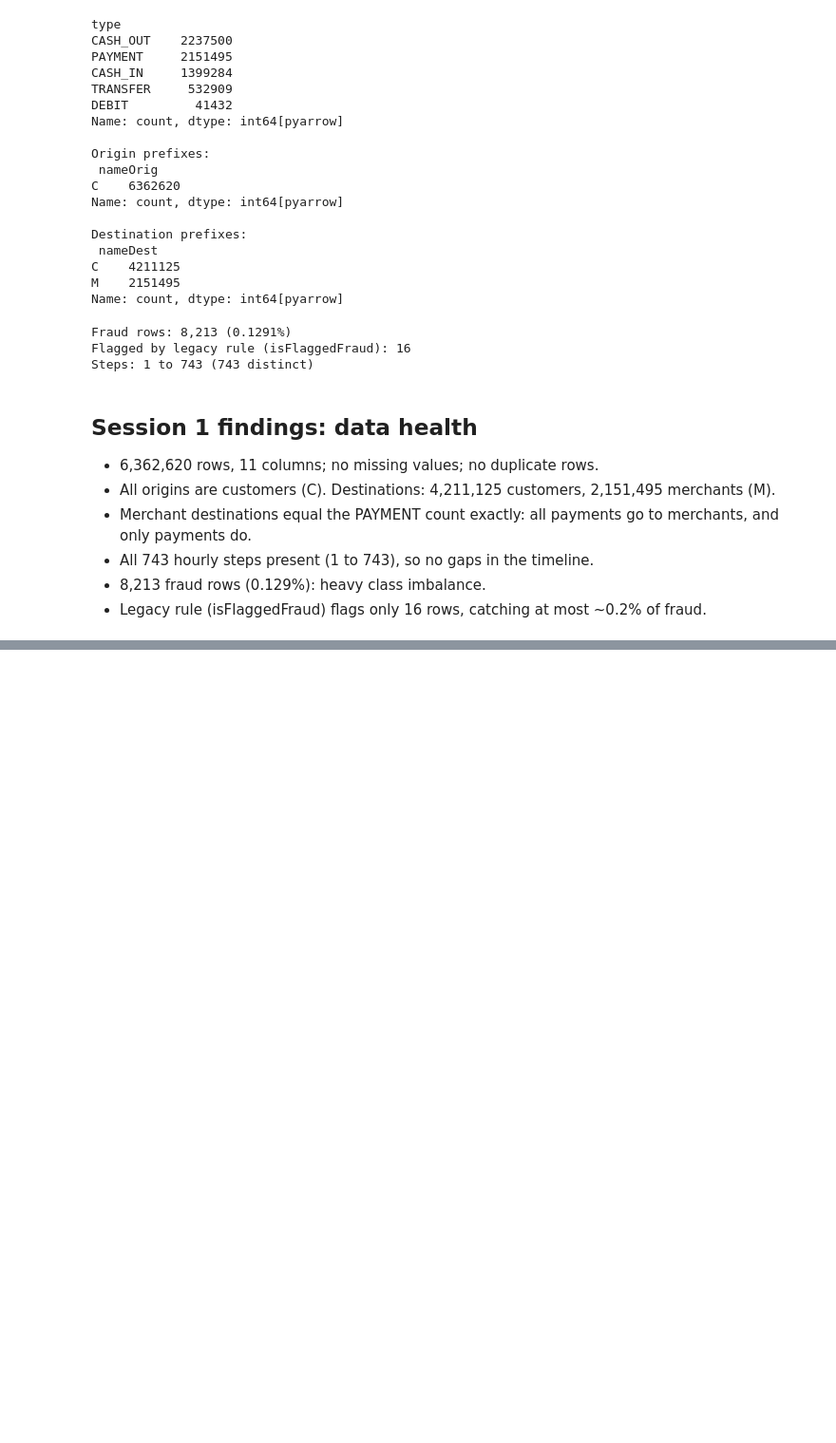
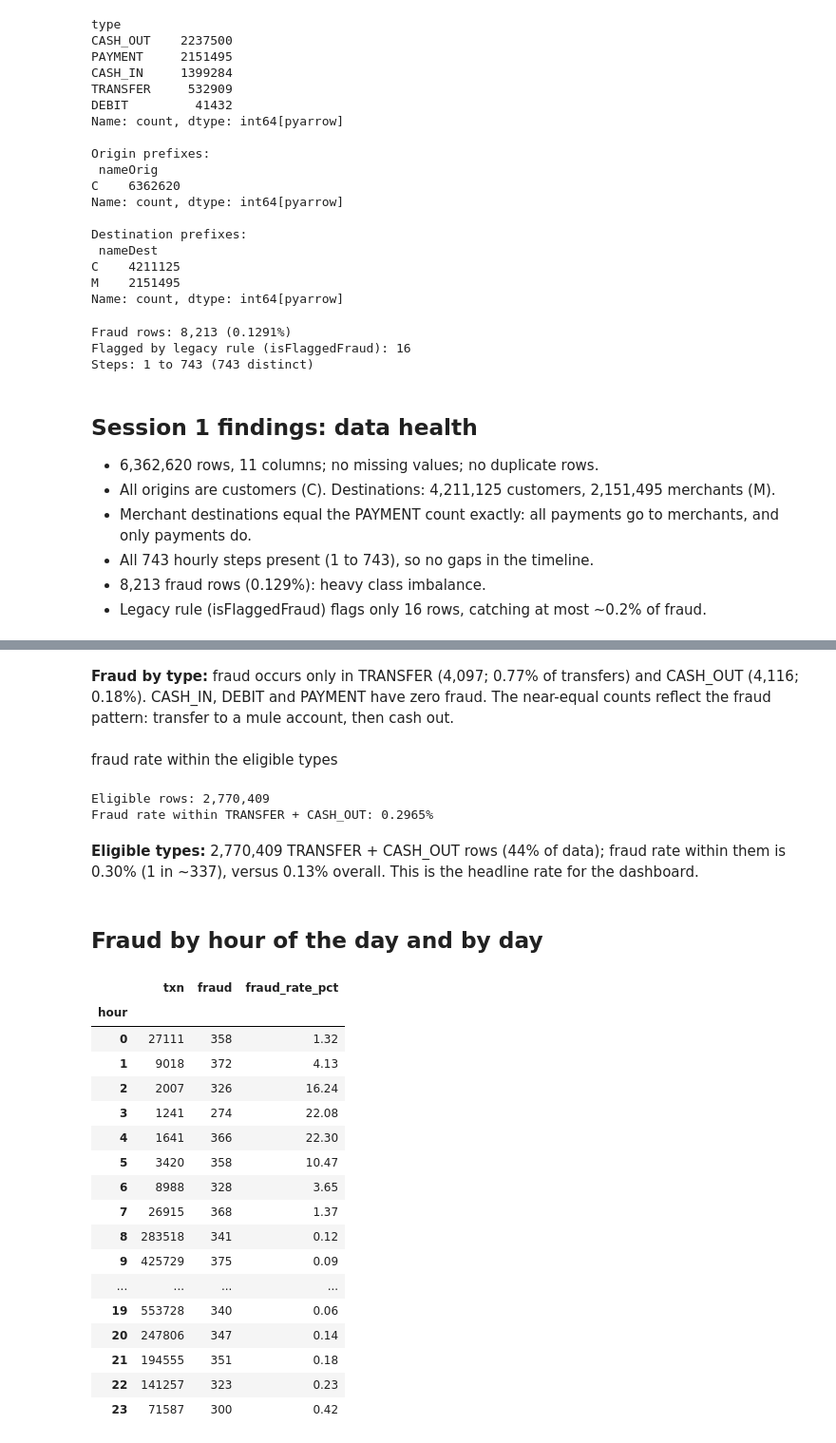
Before and after one commit to tharun-kota/fraud-analytics-platform, a Jupyter notebook: notebooks/eda/01_paysim_eda.ipynb, the cells around one changed output, grey strips where cells are left out. Shown at 95% size. Drawn from its saved outputs; the diff is of its cells as text; code cells hidden in the pictures; blank space fills up the shorter version.

```diff
--- a/notebooks/eda/01_paysim_eda.ipynb
+++ b/notebooks/eda/01_paysim_eda.ipynb
@@ -128,0 +168,45 @@ Steps: 1 to 743 (743 distinct)
+# %% [markdown]
+**Fraud by type:** fraud occurs only in TRANSFER (4,097; 0.77% of transfers) and CASH_OUT (4,116; 0.18%). CASH_IN, DEBIT and PAYMENT have zero fraud. The near-equal counts reflect the fraud pattern: transfer to a mule account, then cash out.
+# %% [markdown]
+fraud rate within the eligible types
+# %%
+elig = df[df["type"].isin(["TRANSFER", "CASH_OUT"])]
+print(f"Eligible rows: {len(elig):,}")
+print(f"Fraud rate within TRANSFER + CASH_OUT: {elig['isFraud'].mean():.4%}")
+# %% [output]
+Eligible rows: 2,770,409
+Fraud rate within TRANSFER + CASH_OUT: 0.2965%
+# %% [markdown]
+**Eligible types:** 2,770,409 TRANSFER + CASH_OUT rows (44% of data); fraud rate within them is 0.30% (1 in ~337), versus 0.13% overall. This is the headline rate for the dashboard.
+# %% [markdown]
+## Fraud by hour of the day and by day
+# %%
+step = df["step"].astype("int64")
+df["hour"] = (step - 1) % 24
+df["day"] = (step - 1) // 24 + 1
+
+by_hour = df.groupby("hour").agg(txn=("isFraud", "size"), fraud=("isFraud", "sum"))
+by_hour["fraud_rate_pct"] = by_hour["fraud"] / by_hour["txn"] * 100
+
+by_day = df.groupby("day").agg(txn=("isFraud", "size"), fraud=("isFraud", "sum"))
+
+by_hour
+# %% [output]
+|  | txn | fraud | fraud_rate_pct |
+| hour |  |  |  |
+| 0 | 27111 | 358 | 1.32 |
+| 1 | 9018 | 372 | 4.13 |
+| 2 | 2007 | 326 | 16.24 |
+| 3 | 1241 | 274 | 22.08 |
+| 4 | 1641 | 366 | 22.30 |
+| 5 | 3420 | 358 | 10.47 |
+| 6 | 8988 | 328 | 3.65 |
+| 7 | 26915 | 368 | 1.37 |
+| 8 | 283518 | 341 | 0.12 |
+| 9 | 425729 | 375 | 0.09 |
+| ... | ... | ... | ... |
+| 19 | 553728 | 340 | 0.06 |
+| 20 | 247806 | 347 | 0.14 |
+| 21 | 194555 | 351 | 0.18 |
+| 22 | 141257 | 323 | 0.23 |
+| 23 | 71587 | 300 | 0.42 |
```
Also changed, not shown: parts of 19 cells of this notebook, 1 other file.
